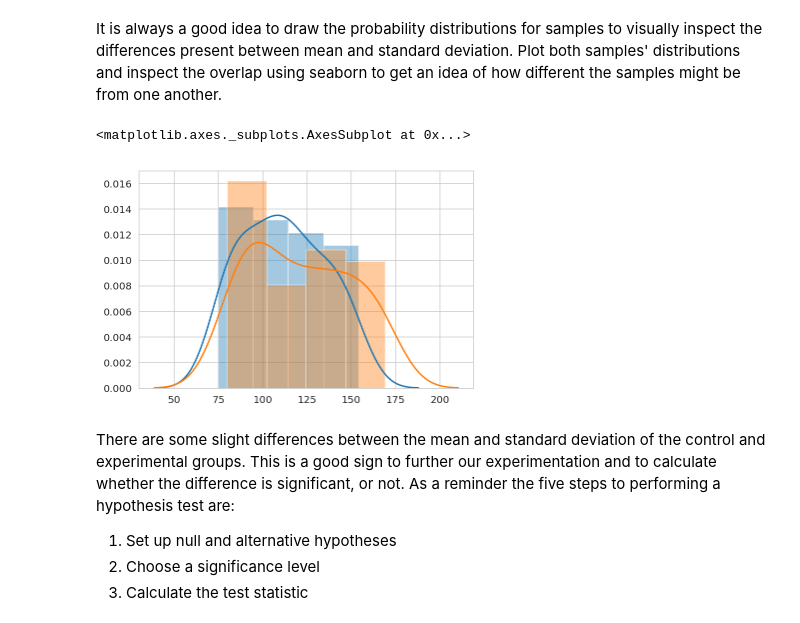
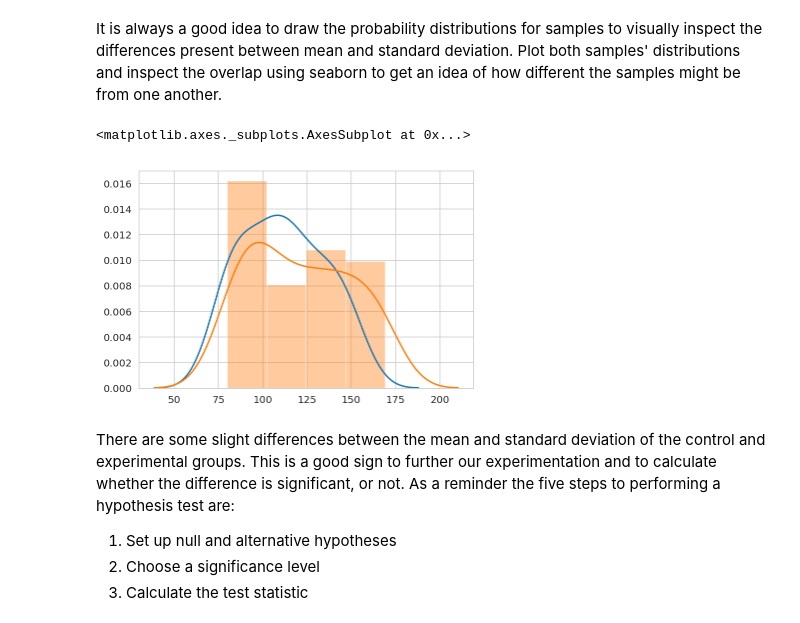
Before and after one commit to jmt0221/dsc-two-sample-t-tests-lab-nyc-ds-082619, a Jupyter notebook: index.ipynb, the cells around one changed output. Drawn from its saved outputs; the diff is of its cells as text; code cells hidden in the pictures.

```diff
--- a/index.ipynb
+++ b/index.ipynb
@@ -56,11 +56,11 @@ It is always a good idea to draw the probability distributions for samples to vi
 Plot both samples' distributions and inspect the overlap using seaborn to get an idea of how different the samples might be from one another.
 # %%
 # Draw a plot showing overlapping of distribution means and sds for incpection
-sns.distplot(a=experimental)
+sns.distplot(a=experimental,hist=False)
 sns.distplot(a=control)
 # %% [output]
 <matplotlib.axes._subplots.AxesSubplot at 0x...>
-[figure, old version]
+[figure, new version]
 # %% [markdown]
 There are some slight differences between the mean and standard deviation of the control and experimental groups. This is a good sign to further our experimentation and to calculate whether the difference is significant, or not. As a reminder the five steps to performing a hypothesis test are:
 
```
